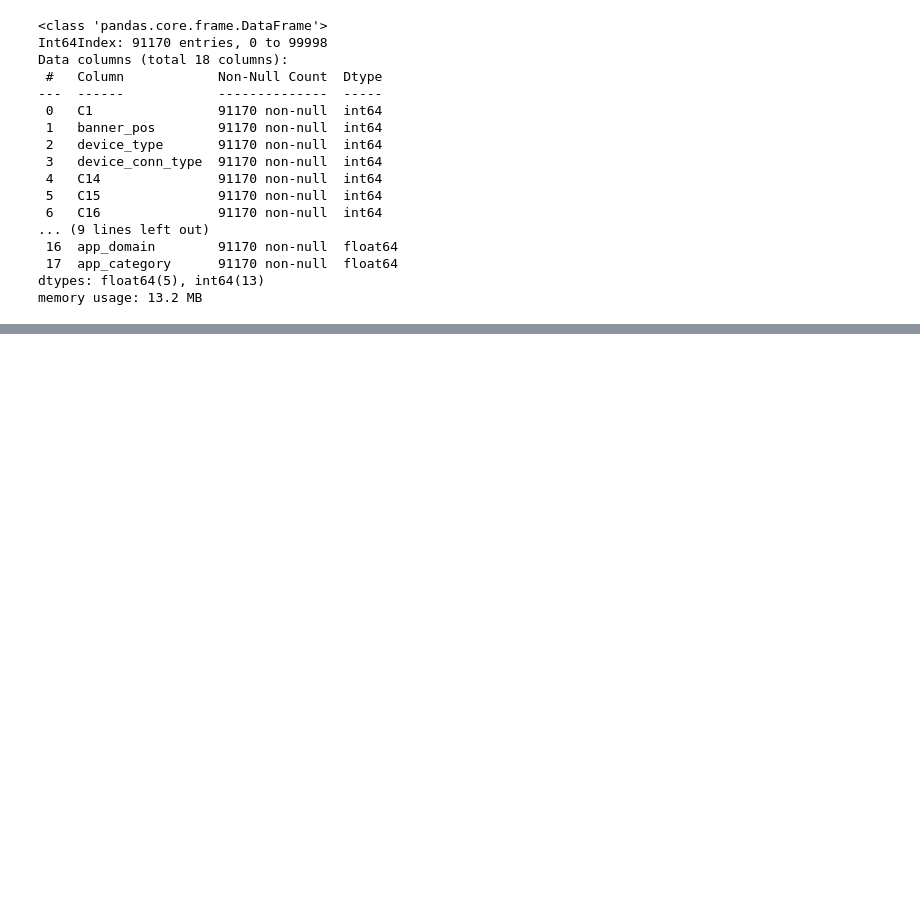
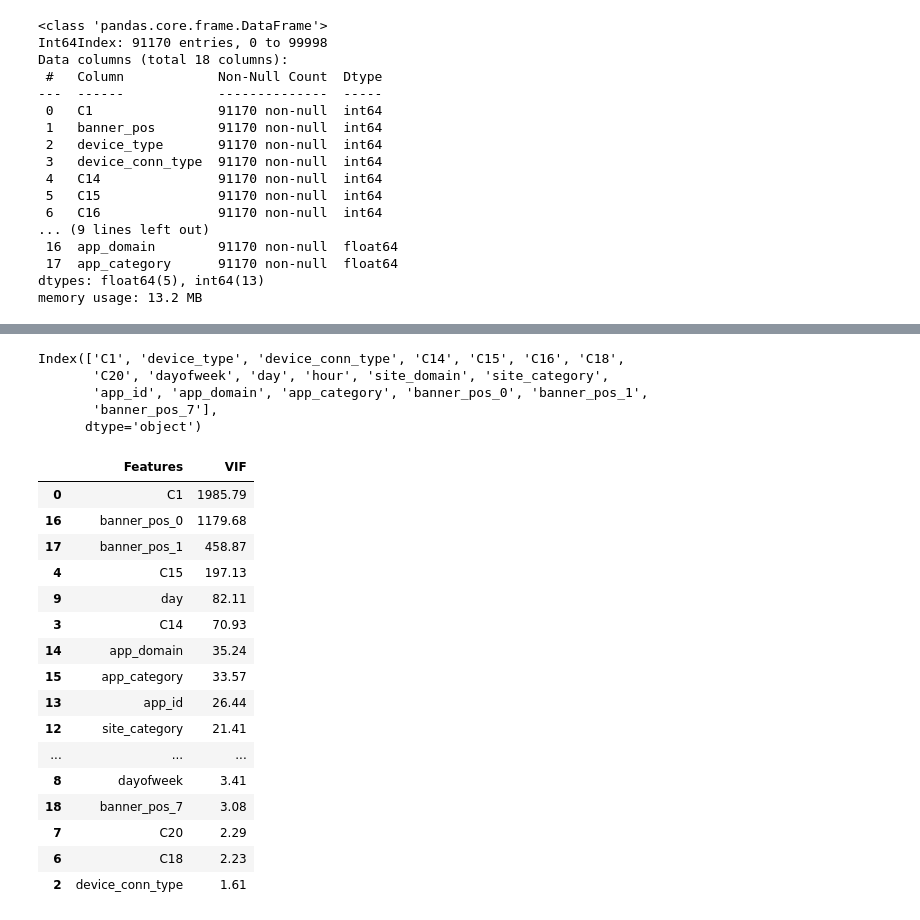
Before and after one commit to ussahil/CapstonePojectCTR, a Jupyter notebook: capstone.ipynb, the cells around one changed output, grey strips where cells are left out. Saved outputs shown, nothing was run; the diff lists cells and outputs as text; code cells hidden in the pictures; blank space fills up the shorter version.

```diff
--- a/capstone.ipynb
+++ b/capstone.ipynb
@@ -1207,0 +1253,2 @@ memory usage: 13.2 MB
+# %%
+X =df_final.drop('y',axis=1,inplace=False)
@@ -1207,0 +1349,29 @@ memory usage: 13.2 MB
+# %%
+from sklearn.feature_selection import RFE
+def sm_model_evaluation (model, x_test, y_test, columns):
+    '''
+    model = sm model
+    y_test = series of labels
+    columns = list of columns in features
+    x_test = test dataframe
+    '''
+    X_sm = sm.add_constant(x_test[columns])
+    y_pred = res.predict(X_sm)
+    y_train_pred_final = pd.DataFrame({'y':y_test.y, 'y_Prob':y_pred})
+    y_train_pred_final['predicted'] = y_train_pred_final.y_Prob.map(lambda x: 1 if x > 0.5 else 0)
+    # Let's check the overall accuracy.
+    print(metrics.accuracy_score(y_train_pred_final.y, y_train_pred_final.predicted))
+    confusion = metrics.confusion_matrix(y_train_pred_final.y, y_train_pred_final.predicted )
+    print(confusion)
+
+# as south of 20 values remains constant
+for i in range(5, 20):
+    rfe = RFE(log_reg,n_features_to_select= i)           # running RFE with 20 variable output.
+    rfe = rfe.fit(X_train, y_train)
+    col = X_train.columns[rfe.support_]
+    X_train_sm = sm.add_constant(X_train[col])
+    logm2 = sm.GLM(y_train,X_train_sm, family = sm.families.Binomial())
+    res = logm2.fit()
+    print ("=====================================================")
+    print (i)
+    sm_model_evaluation (res, X_test, y_test, col)
@@ -1207,0 +1516,38 @@ memory usage: 13.2 MB
+# %%
+col
+# %% [output]
+Index(['C1', 'device_type', 'device_conn_type', 'C14', 'C15', 'C16', 'C18',
+       'C20', 'dayofweek', 'day', 'hour', 'site_domain', 'site_category',
+       'app_id', 'app_domain', 'app_category', 'banner_pos_0', 'banner_pos_1',
+       'banner_pos_7'],
+      dtype='object')
+# %%
+# Now doing feature elimination with VIF as RFE Does not check for correlation
+# Check for the VIF values of the feature variables.
+from statsmodels.stats.outliers_influence import variance_inflation_factor
+
+vif = pd.DataFrame()
+vif['Features'] = X_train[col].columns
+vif['VIF'] = [variance_inflation_factor(X_train[col].values, i) for i in range(X_train[col].shape[1])]
+vif['VIF'] = round(vif['VIF'], 2)
+vif = vif.sort_values(by = "VIF", ascending = False)
+# %%
+vif
+# %% [output]
+|  | Features | VIF |
+| 0 | C1 | 1985.79 |
+| 16 | banner_pos_0 | 1179.68 |
+| 17 | banner_pos_1 | 458.87 |
+| 4 | C15 | 197.13 |
+| 9 | day | 82.11 |
+| 3 | C14 | 70.93 |
+| 14 | app_domain | 35.24 |
+| 15 | app_category | 33.57 |
+| 13 | app_id | 26.44 |
+| 12 | site_category | 21.41 |
+| ... | ... | ... |
+| 8 | dayofweek | 3.41 |
+| 18 | banner_pos_7 | 3.08 |
+| 7 | C20 | 2.29 |
+| 6 | C18 | 2.23 |
+| 2 | device_conn_type | 1.61 |
```
Also changed, not shown: parts of 20 cells of this notebook.
